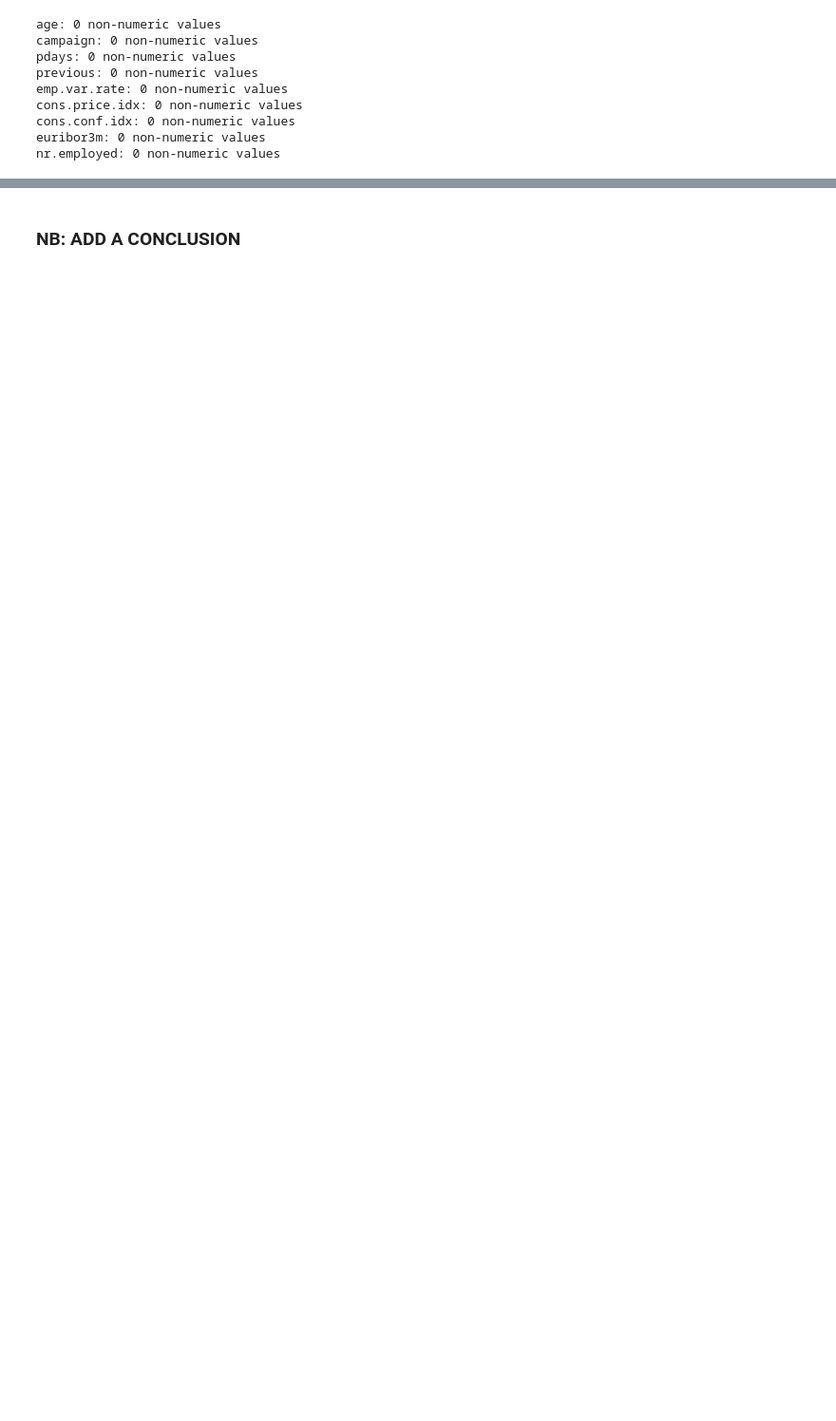
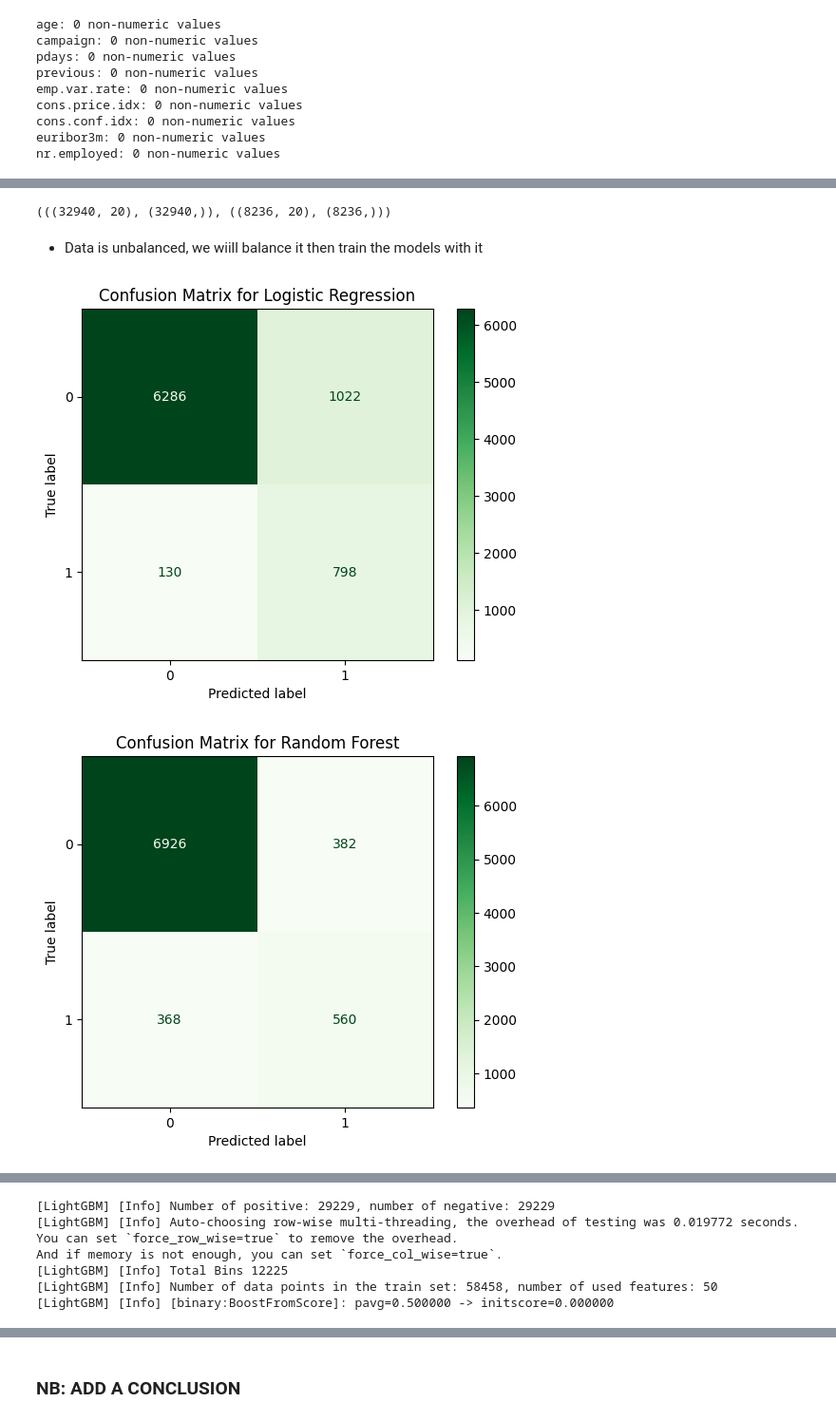
Before and after one commit to Josiegithub/Bank-Marketing-Campaign-Analysis-And-Prediction, a Jupyter notebook: BMC-Notebook.ipynb, the cells around one changed output, grey strips where cells are left out. Shown at 95% size. Drawn from its saved outputs; the diff is of its cells as text; code cells hidden in the pictures; blank space fills up the shorter version.

```diff
--- a/BMC-Notebook.ipynb
+++ b/BMC-Notebook.ipynb
@@ -1177,0 +779,3 @@ joblib.dump(rf_model_1, "random_forest_model.pk1")
+# %%
+cat_cols =X.select_dtypes('object','category').columns
+cat_cols
@@ -1177,0 +786,4 @@ joblib.dump(rf_model_1, "random_forest_model.pk1")
+# %%
+num_cols= X.select_dtypes(include=['Int64','float']).columns
+num_cols= X.select_dtypes('number').columns
+num_cols
@@ -1177,0 +815,19 @@ joblib.dump(rf_model_1, "random_forest_model.pk1")
+# %%
+(X_train.shape, y_train.shape) , (X_test.shape, y_test.shape)
+# %% [output]
+(((32940, 20), (32940,)), ((8236, 20), (8236,)))
+# %% [markdown]
+- Data is unbalanced, we wiill balance it then train the models with it
+# %%
+
+models= [
+     ('Logistic Regression', LogisticRegression(random_state =42)),
+    ('Random Forest', RandomForestClassifier(random_state=42)),
+    ('Decision Tree', DecisionTreeClassifier(random_state=42)),
+    ('KNN', KNeighborsClassifier()),
+    (('LightGBM', LGBMClassifier(random_state=42)))]
+# %%
+# Encoding
+encoder = LabelEncoder()
+y_train_encoded= encoder.fit_transform(y_train)
+y_test_encoded = encoder.transform(y_test)
@@ -1177,0 +855,41 @@ joblib.dump(rf_model_1, "random_forest_model.pk1")
+# %%
+from sklearn.metrics import confusion_matrix, ConfusionMatrixDisplay
+
+# Define the table
+balanced_table = pd.DataFrame(columns=['Models', 'Accuracy', 'Precision', 'Recall', 'F1_Score'])
+balanced_pipeline = {}
+
+for model_name, classifier in models:
+
+    pipeline = imbPipeline(steps=[
+        ('preprocessor', preprocessor),
+        ('over-sampler', SMOTE(random_state=42)),
+        ('feature_selection', SelectKBest(mutual_info_classif, k="all")),
+        ('classifier', classifier)
+    ])
+    pipeline.fit(X_train, y_train_encoded)
+    balanced_pipeline[model_name] = pipeline
+    y_pred = pipeline.predict(X_test)
+
+    # Calculate metrics
+    balanced_metrics = classification_report(y_test_encoded, y_pred, output_dict=True)
+    accuracy = balanced_metrics['accuracy']
+    precision = balanced_metrics['weighted avg']['precision']
+    recall = balanced_metrics['weighted avg']['recall']
+    f1 = balanced_metrics['weighted avg']['f1-score']
+
+    # Add metrics to table
+    balanced_table.loc[len(balanced_table)] = [model_name, accuracy, precision, recall, f1]
+
+    # Generate and display the confusion matrix
+    cm = confusion_matrix(y_test_encoded, y_pred)
+    disp = ConfusionMatrixDisplay(confusion_matrix=cm, display_labels=pipeline.classes_)
+    disp.plot(cmap="Greens")
+    disp.ax_.set_title(f"Confusion Matrix for {model_name}")
+    plt.show()
+
+# Sort table by F1_Score
+balanced_table = balanced_table.sort_values(by="F1_Score", ascending=False)
+# %% [output]
+[figure, added]
+[figure, added]
@@ -1177,0 +898,7 @@ joblib.dump(rf_model_1, "random_forest_model.pk1")
+[LightGBM] [Info] Number of positive: 29229, number of negative: 29229
+[LightGBM] [Info] Auto-choosing row-wise multi-threading, the overhead of testing was 0.019772 seconds.
+You can set `force_row_wise=true` to remove the overhead.
+And if memory is not enough, you can set `force_col_wise=true`.
+[LightGBM] [Info] Total Bins 12225
+[LightGBM] [Info] Number of data points in the train set: 58458, number of used features: 50
+[LightGBM] [Info] [binary:BoostFromScore]: pavg=0.500000 -> initscore=0.000000
```
Also changed, not shown: parts of 65 cells of this notebook, 10 other files.
